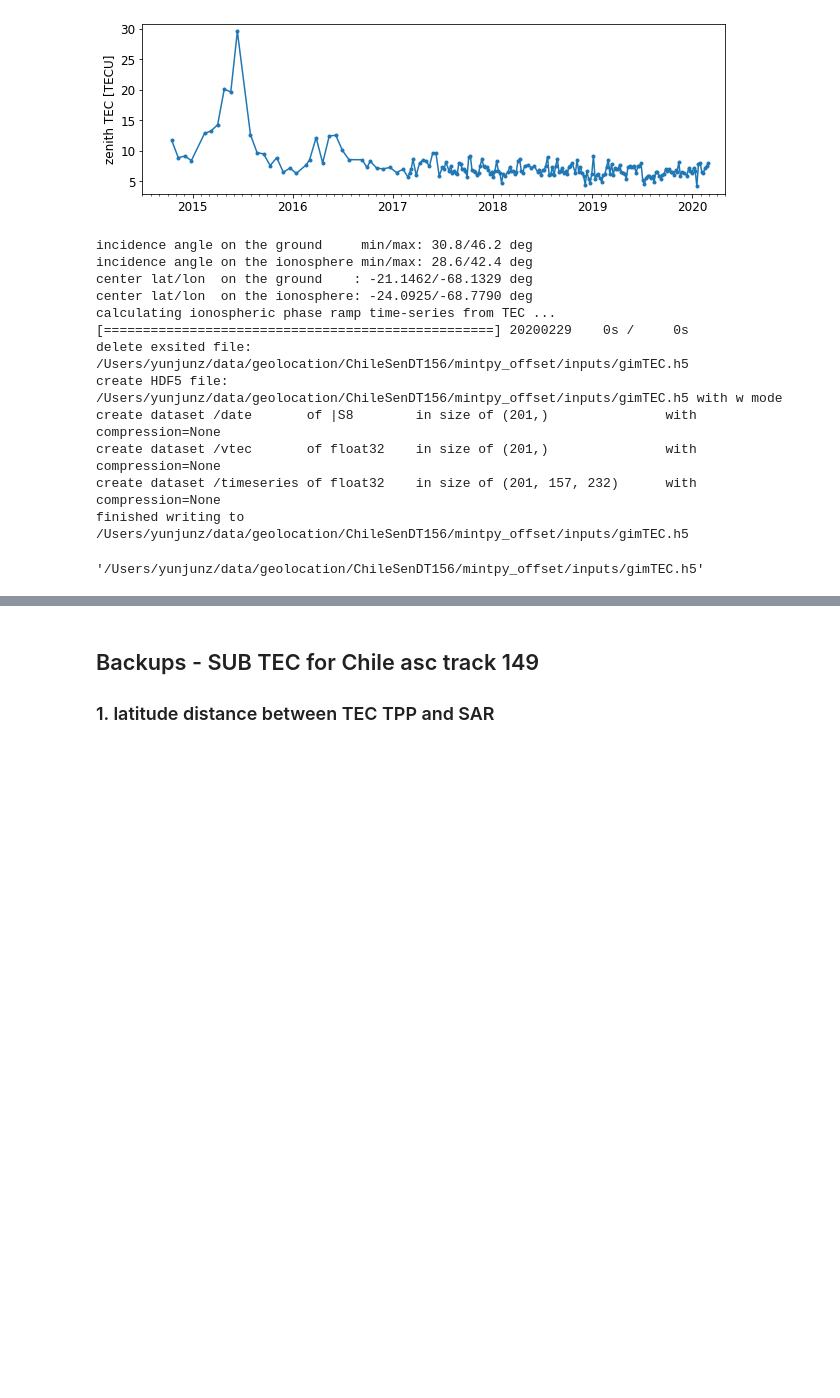
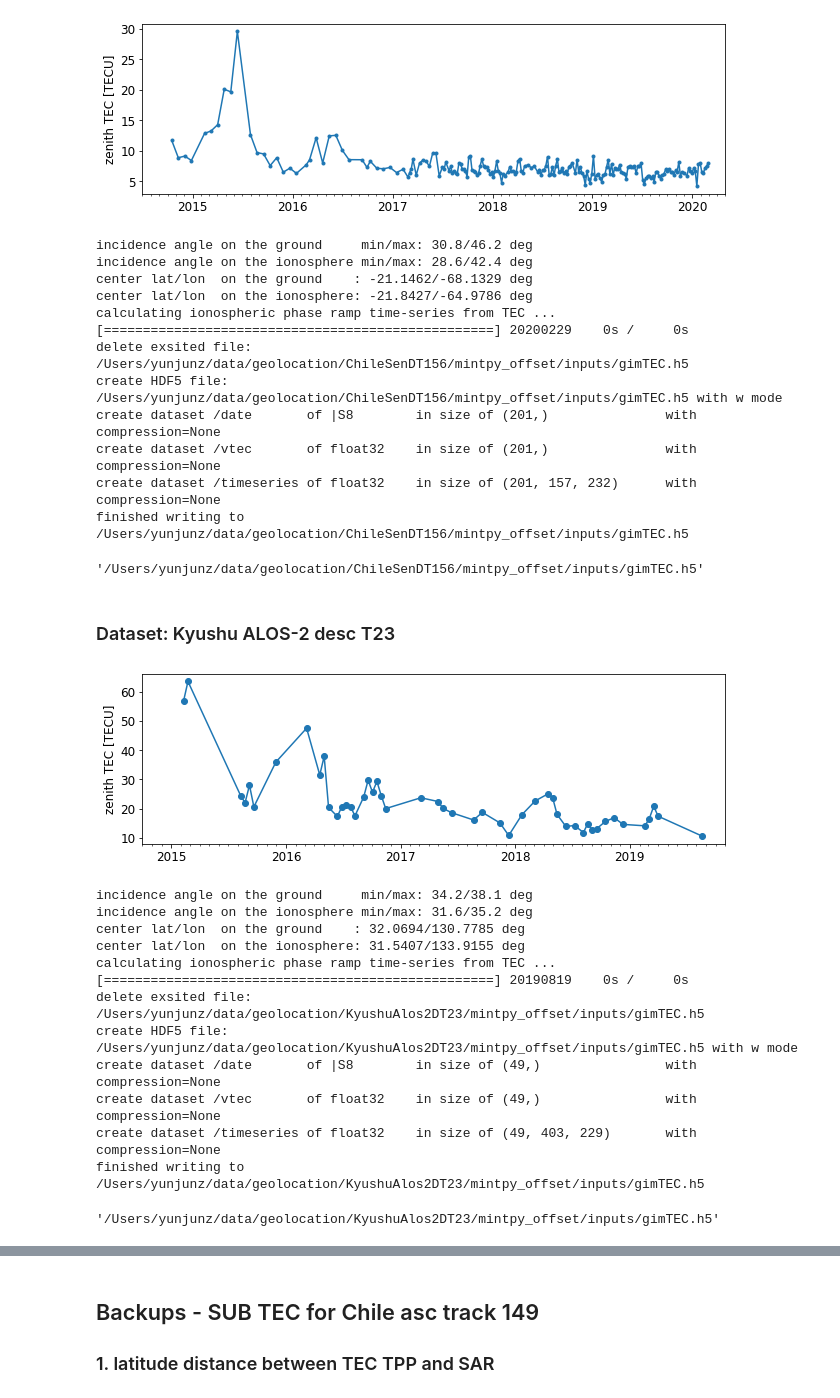
Before and after one commit to yunjunz/2022-Geolocation, a Jupyter notebook: prep_gim_tec.ipynb, the cells around one changed output, grey strips where cells are left out. Cells and saved outputs as stored; diff of their text form; code cells hidden in the pictures; blank space fills up the shorter version.

```diff
--- a/prep_gim_tec.ipynb
+++ b/prep_gim_tec.ipynb
@@ -94,7 +102,7 @@ finished writing to /Users/yunjunz/data/geolocation/ChileSenAT149/mintpy_offset/
 proj_dir = os.path.expanduser('~/data/geolocation/ChileSenDT156')
 ts_file   = os.path.join(proj_dir, 'mintpy_offset/timeseriesRg.h5')
 geom_file = os.path.join(proj_dir, 'mintpy_offset/inputs/geometryRadar.h5')
-iono_file = os.path.join(proj_dir, 'mintpy_offset/inputs/gimTEC.h5')
+iono_file = os.path.join(proj_dir, 'mintpy_offset/inputs/TECjhr.h5')
 
 # read GIM TEC data from Xiaoqing
 gim_tec_file = os.path.join(proj_dir, 'GIM_TEC', 'gimtec_sent1.txt')
@@ -118,7 +126,7 @@ iono_tec.vtec2iono_ramp_timeseries(date_list, vtec_list, geom_file=geom_file, io
 incidence angle on the ground     min/max: 30.8/46.2 deg
 incidence angle on the ionosphere min/max: 28.6/42.4 deg
 center lat/lon  on the ground    : -21.1462/-68.1329 deg
-center lat/lon  on the ionosphere: -24.0925/-68.7790 deg
+center lat/lon  on the ionosphere: -21.8427/-64.9786 deg
 calculating ionospheric phase ramp time-series from TEC ...
 [==================================================] 20200229    0s /     0s
 delete exsited file: /Users/yunjunz/data/geolocation/ChileSenDT156/mintpy_offset/inputs/gimTEC.h5
@@ -128,3 +136,43 @@ create dataset /vtec       of float32    in size of (201,)               with co
 create dataset /timeseries of float32    in size of (201, 157, 232)      with compression=None
 finished writing to /Users/yunjunz/data/geolocation/ChileSenDT156/mintpy_offset/inputs/gimTEC.h5
 '/Users/yunjunz/data/geolocation/ChileSenDT156/mintpy_offset/inputs/gimTEC.h5'
+# %% [markdown]
+### Dataset: Kyushu ALOS-2 desc T23
+# %%
+proj_dir = os.path.expanduser('~/data/geolocation/KyushuAlos2DT23')
+ts_file   = os.path.join(proj_dir, 'mintpy_offset/timeseriesRg.h5')
+geom_file = os.path.join(proj_dir, 'mintpy_offset/inputs/geometryRadar.h5')
+iono_file = os.path.join(proj_dir, 'mintpy_offset/inputs/TECjhr.h5')
+
+# read GIM TEC data from Xiaoqing
+gim_tec_file = os.path.join(proj_dir, 'GIM_TEC', 'gimtec.txt')
+fc = np.loadtxt(gim_tec_file, dtype=bytes).astype(str)
+date_list = fc[:, 0].tolist()
+vtec_list = fc[:, 1].astype(np.float32).tolist()
+
+# plot
+x = ptime.date_list2vector(date_list)[0]
+fig, ax = plt.subplots(nrows=1, ncols=1, figsize=[9, 3])
+ax.plot(x, vtec_list, 'o-', ms=6)
+ax.set_ylabel('zenith TEC [TECU]')
+pp.auto_adjust_xaxis_date(ax, x)
+fig.tight_layout()
+plt.show()
+
+# calc iono ramp time-series
+iono_tec.vtec2iono_ramp_timeseries(date_list, vtec_list, geom_file=geom_file, iono_file=iono_file)
+# %% [output]
+[figure, added]
+incidence angle on the ground     min/max: 34.2/38.1 deg
+incidence angle on the ionosphere min/max: 31.6/35.2 deg
+center lat/lon  on the ground    : 32.0694/130.7785 deg
+center lat/lon  on the ionosphere: 31.5407/133.9155 deg
+calculating ionospheric phase ramp time-series from TEC ...
+[==================================================] 20190819    0s /     0s
+delete exsited file: /Users/yunjunz/data/geolocation/KyushuAlos2DT23/mintpy_offset/inputs/gimTEC.h5
+create HDF5 file: /Users/yunjunz/data/geolocation/KyushuAlos2DT23/mintpy_offset/inputs/gimTEC.h5 with w mode
+create dataset /date       of |S8        in size of (49,)                with compression=None
+create dataset /vtec       of float32    in size of (49,)                with compression=None
+create dataset /timeseries of float32    in size of (49, 403, 229)       with compression=None
+finished writing to /Users/yunjunz/data/geolocation/KyushuAlos2DT23/mintpy_offset/inputs/gimTEC.h5
+'/Users/yunjunz/data/geolocation/KyushuAlos2DT23/mintpy_offset/inputs/gimTEC.h5'
```
Also changed, not shown: parts of 11 cells of this notebook.
